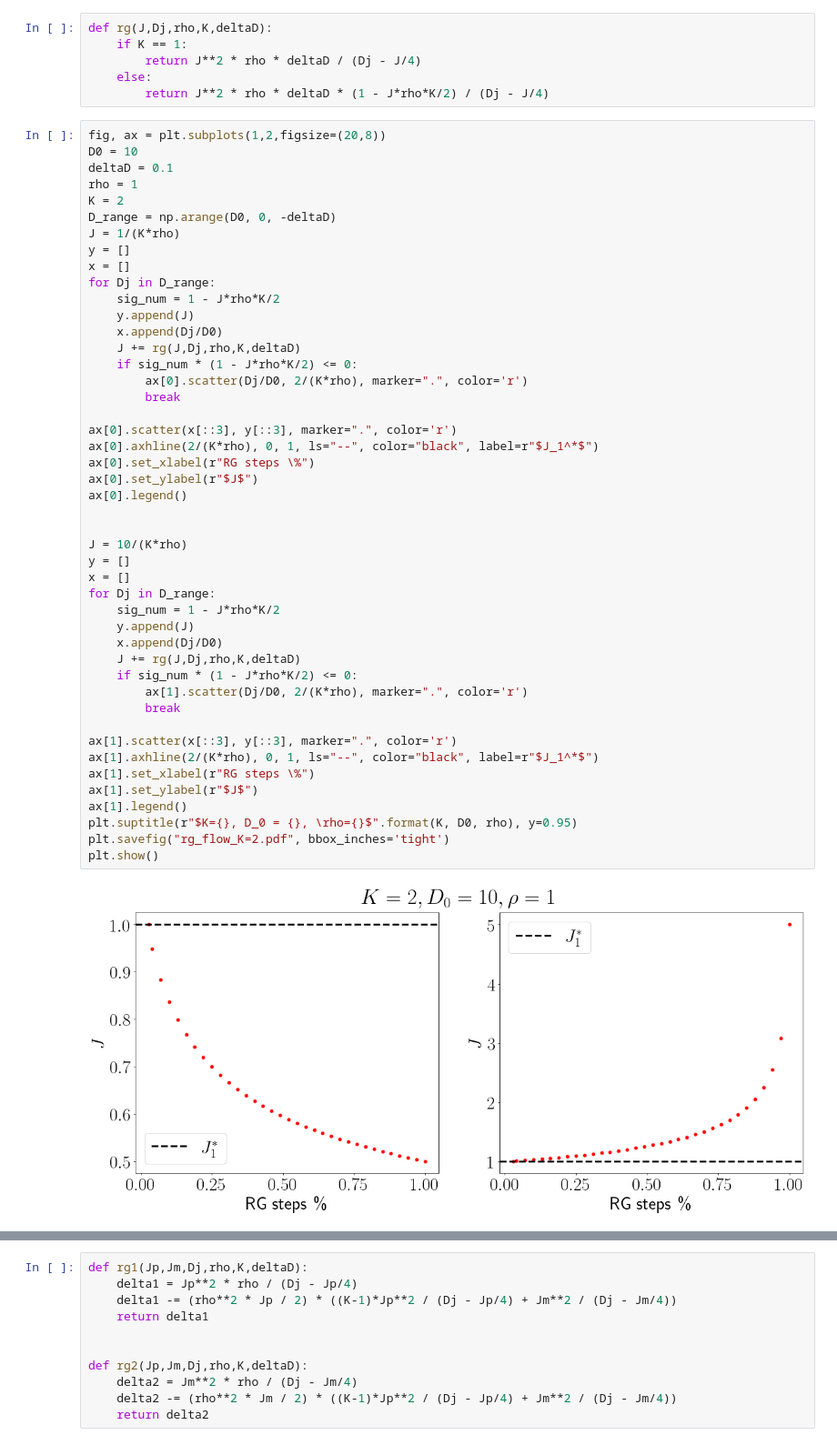
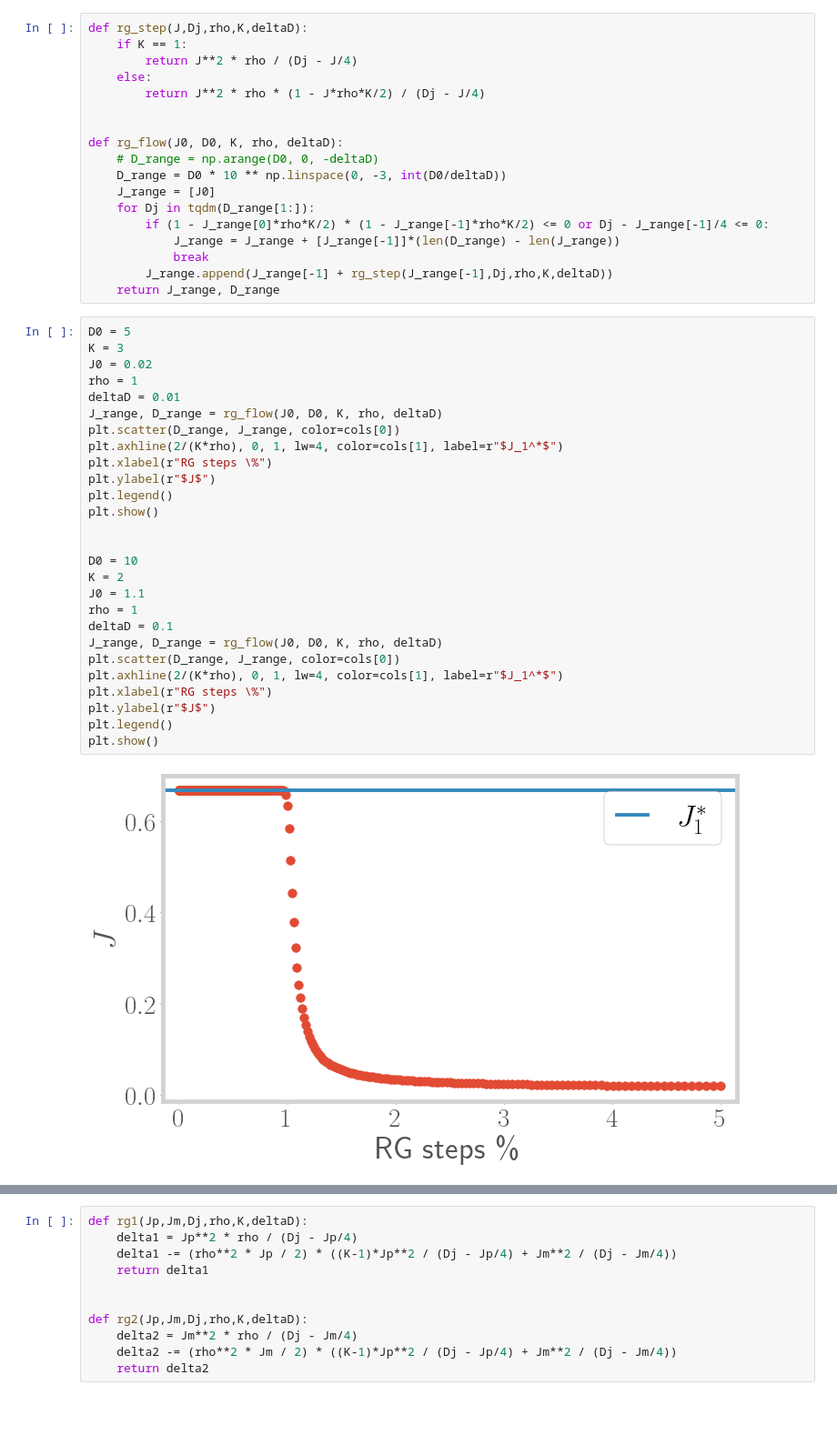
Before and after one commit to abhirup-m/Multichannel-Kondo-Project, a Jupyter notebook: numerics/rg_flow.ipynb, the cells around one changed output, grey strips where cells are left out. Shown at 91% size. Drawn from its saved outputs; the diff is of its cells as text; blank space fills up the shorter version.

```diff
--- a/numerics/rg_flow.ipynb
+++ b/numerics/rg_flow.ipynb
@@ -20,54 +47,47 @@ props = dict(boxstyle='round', ec='black', fc='white')
 # %%
-def rg(J,Dj,rho,K,deltaD):
+def rg_step(J,Dj,rho,K,deltaD):
     if K == 1:
-        return J**2 * rho * deltaD / (Dj - J/4)
+        return J**2 * rho / (Dj - J/4)
     else:
-        return J**2 * rho * deltaD * (1 - J*rho*K/2) / (Dj - J/4)
+        return J**2 * rho * (1 - J*rho*K/2) / (Dj - J/4)
+
+
+def rg_flow(J0, D0, K, rho, deltaD):
+    # D_range = np.arange(D0, 0, -deltaD)
+    D_range = D0 * 10 ** np.linspace(0, -3, int(D0/deltaD))
+    J_range = [J0]
+    for Dj in tqdm(D_range[1:]):
+        if (1 - J_range[0]*rho*K/2) * (1 - J_range[-1]*rho*K/2) <= 0 or Dj - J_range[-1]/4 <= 0:
+            J_range = J_range + [J_range[-1]]*(len(D_range) - len(J_range))
+            break
+        J_range.append(J_range[-1] + rg_step(J_range[-1],Dj,rho,K,deltaD))
+    return J_range, D_range
 # %%
-fig, ax = plt.subplots(1,2,figsize=(20,8))
-D0 = 10
-deltaD = 0.1
+D0 = 5
+K = 3
+J0 = 0.02
 rho = 1
-K = 2
-D_range = np.arange(D0, 0, -deltaD)
-J = 1/(K*rho)
-y = []
-x = []
-for Dj in D_range:
-    sig_num = 1 - J*rho*K/2
-    y.append(J)
-    x.append(Dj/D0)
-    J += rg(J,Dj,rho,K,deltaD)
-    if sig_num * (1 - J*rho*K/2) <= 0:
-        ax[0].scatter(Dj/D0, 2/(K*rho), marker=".", color='r')
-        break
-
-ax[0].scatter(x[::3], y[::3], marker=".", color='r')
-ax[0].axhline(2/(K*rho), 0, 1, ls="--", color="black", label=r"$J_1^*$")
-ax[0].set_xlabel(r"RG steps \%")
-ax[0].set_ylabel(r"$J$")
-ax[0].legend()
+deltaD = 0.01
+J_range, D_range = rg_flow(J0, D0, K, rho, deltaD)
+plt.scatter(D_range, J_range, color=cols[0])
+plt.axhline(2/(K*rho), 0, 1, lw=4, color=cols[1], label=r"$J_1^*$")
+plt.xlabel(r"RG steps \%")
+plt.ylabel(r"$J$")
+plt.legend()
+plt.show()
 
 
-J = 10/(K*rho)
-y = []
-x = []
-for Dj in D_range:
-    sig_num = 1 - J*rho*K/2
-    y.append(J)
-    x.append(Dj/D0)
-    J += rg(J,Dj,rho,K,deltaD)
-    if sig_num * (1 - J*rho*K/2) <= 0:
-        ax[1].scatter(Dj/D0, 2/(K*rho), marker=".", color='r')
-        break
-
-ax[1].scatter(x[::3], y[::3], marker=".", color='r')
-ax[1].axhline(2/(K*rho), 0, 1, ls="--", color="black", label=r"$J_1^*$")
-ax[1].set_xlabel(r"RG steps \%")
-ax[1].set_ylabel(r"$J$")
-ax[1].legend()
-plt.suptitle(r"$K={}, D_0 = {}, \rho={}$".format(K, D0, rho), y=0.95)
-plt.savefig("rg_flow_K=2.pdf", bbox_inches='tight')
+D0 = 10
+K = 2
+J0 = 1.1
+rho = 1
+deltaD = 0.1
+J_range, D_range = rg_flow(J0, D0, K, rho, deltaD)
+plt.scatter(D_range, J_range, color=cols[0])
+plt.axhline(2/(K*rho), 0, 1, lw=4, color=cols[1], label=r"$J_1^*$")
+plt.xlabel(r"RG steps \%")
+plt.ylabel(r"$J$")
+plt.legend()
 plt.show()
 # %% [output]
-[figure, old version]
+[figure, new version]
```
Also changed, not shown: parts of 9 cells of this notebook, 13 other files.
